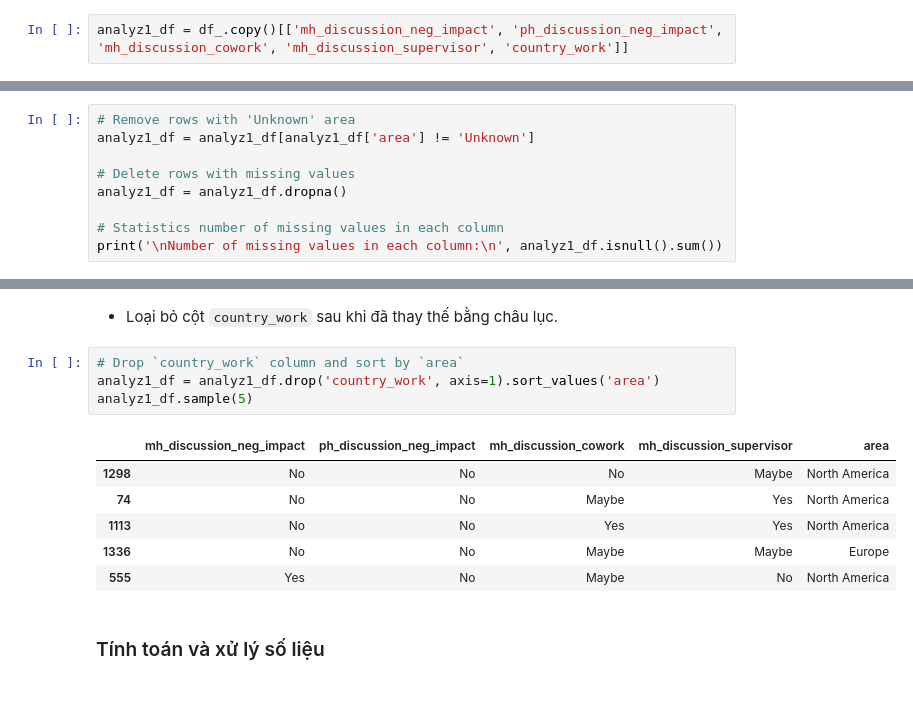
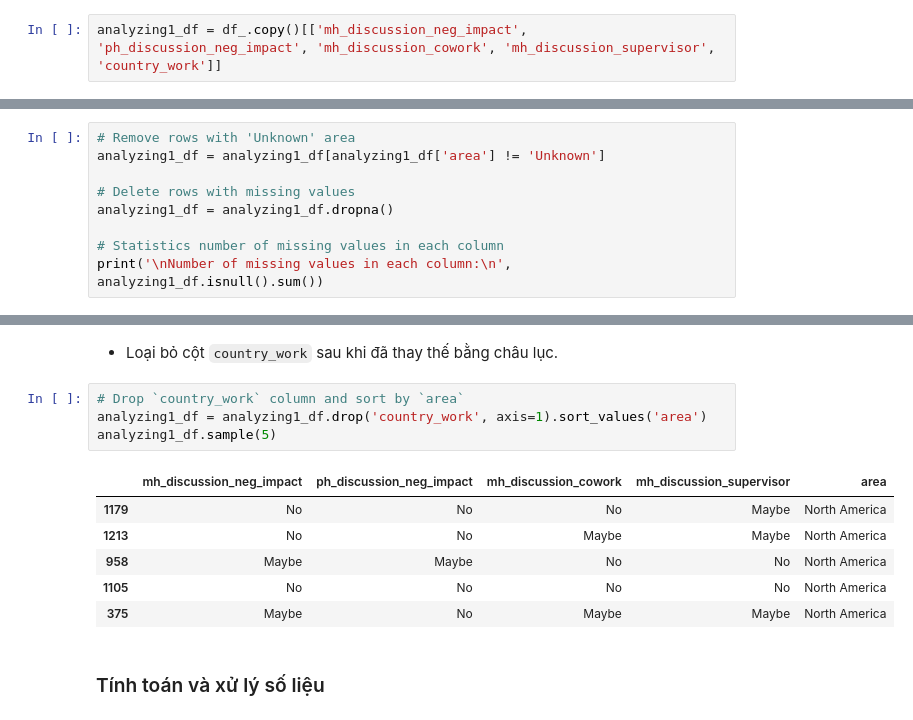
Before and after one commit to iam-Dylan/pfds-final-project, a Jupyter notebook: 4.2-analyzing.ipynb, the cells around one changed output, grey strips where cells are left out. Drawn from its saved outputs; the diff is of its cells as text.

```diff
--- a/4.2-analyzing.ipynb
+++ b/4.2-analyzing.ipynb
@@ -65,7 +65,7 @@ df_ = df_[df_['work_position'].isin(flat_list)]
 # %% [markdown]
 - Chọn các đặc trưng cần thiết.
 # %%
-analyz1_df = df_.copy()[['mh_discussion_neg_impact', 'ph_discussion_neg_impact', 'mh_discussion_cowork', 'mh_discussion_supervisor', 'country_work']]
+analyzing1_df = df_.copy()[['mh_discussion_neg_impact', 'ph_discussion_neg_impact', 'mh_discussion_cowork', 'mh_discussion_supervisor', 'country_work']]
 # %% [markdown]
 - Phân chia các nơi làm việc của người lao động theo các châu lục.
     + Để làm việc này, đầu tiên chúng ta cần xem giá trị `unique` của đặc trưng `country_work`.
@@ -107,13 +107,13 @@ analyz1_df.sample(5)
     + Những dòng bị thiếu giá trị (missing value) là những khảo sát của chủ doanh nghiệp. Ở câu hỏi này, chúng tôi đang quan tâm đến sự e ngại của nhân viên/người lao động trong môi trường làm việc để có thể phát hiện sớm và hỗ trợ phúc lợi kịp thời. Vì vậy, những dòng dữ liệu thiếu này nếu điền giá trị dựa trên một cơ sở nào đó thì nó vẫn không đúng với mục đích câu hỏi. Chúng ta sẽ xóa những dòng dữ liệu này.
 # %%
 # Remove rows with 'Unknown' area
-analyz1_df = analyz1_df[analyz1_df['area'] != 'Unknown']
+analyzing1_df = analyzing1_df[analyzing1_df['area'] != 'Unknown']
 
 # Delete rows with missing values
-analyz1_df = analyz1_df.dropna()
+analyzing1_df = analyzing1_df.dropna()
 
 # Statistics number of missing values in each column
-print('\nNumber of missing values in each column:\n', analyz1_df.isnull().sum())
+print('\nNumber of missing values in each column:\n', analyzing1_df.isnull().sum())
 # %% [output]
 Number of missing values in each column:
  mh_discussion_neg_impact    0
@@ -127,15 +127,15 @@ dtype: int64
 - Loại bỏ cột `country_work` sau khi đã thay thế bằng châu lục.
 # %%
 # Drop `country_work` column and sort by `area`
-analyz1_df = analyz1_df.drop('country_work', axis=1).sort_values('area')
-analyz1_df.sample(5)
+analyzing1_df = analyzing1_df.drop('country_work', axis=1).sort_values('area')
+analyzing1_df.sample(5)
 # %% [output]
 |  | mh_discussion_neg_impact | ph_discussion_neg_impact | mh_discussion_cowork | mh_discussion_supervisor | area |
-| 1298 | No | No | No | Maybe | North America |
-| 74 | No | No | Maybe | Yes | North America |
-| 1113 | No | No | Yes | Yes | North America |
-| 1336 | No | No | Maybe | Maybe | Europe |
-| 555 | Yes | No | Maybe | No | North America |
+| 1179 | No | No | No | Maybe | North America |
+| 1213 | No | No | Maybe | Maybe | North America |
+| 958 | Maybe | Maybe | No | No | North America |
+| 1105 | No | No | No | No | North America |
+| 375 | Maybe | No | Maybe | Maybe | North America |
 # %% [markdown]
 ### Tính toán và xử lý số liệu
 # %% [markdown]
```
Also changed, not shown: parts of 15 cells of this notebook.
